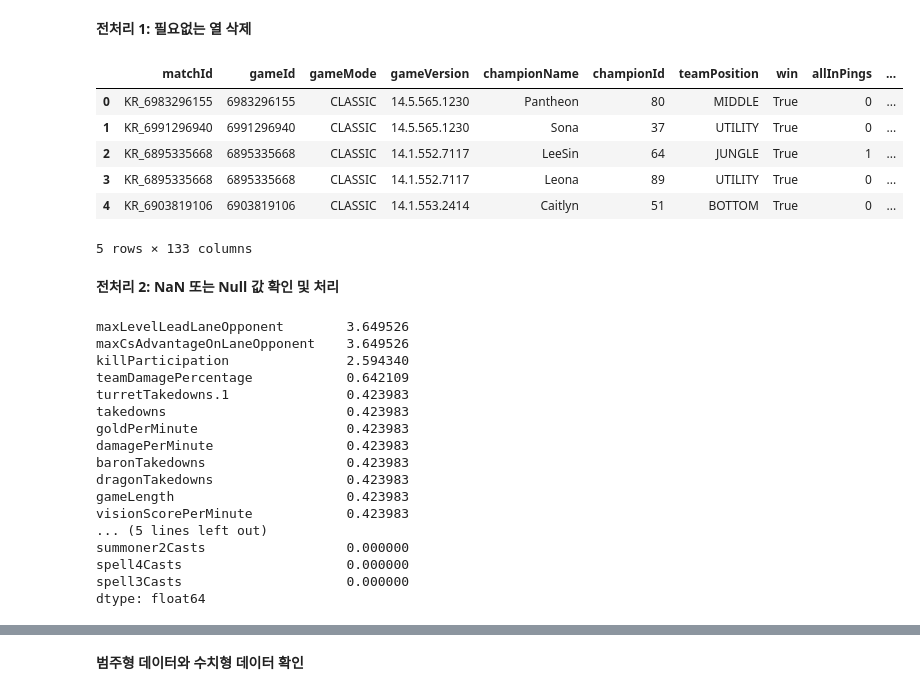
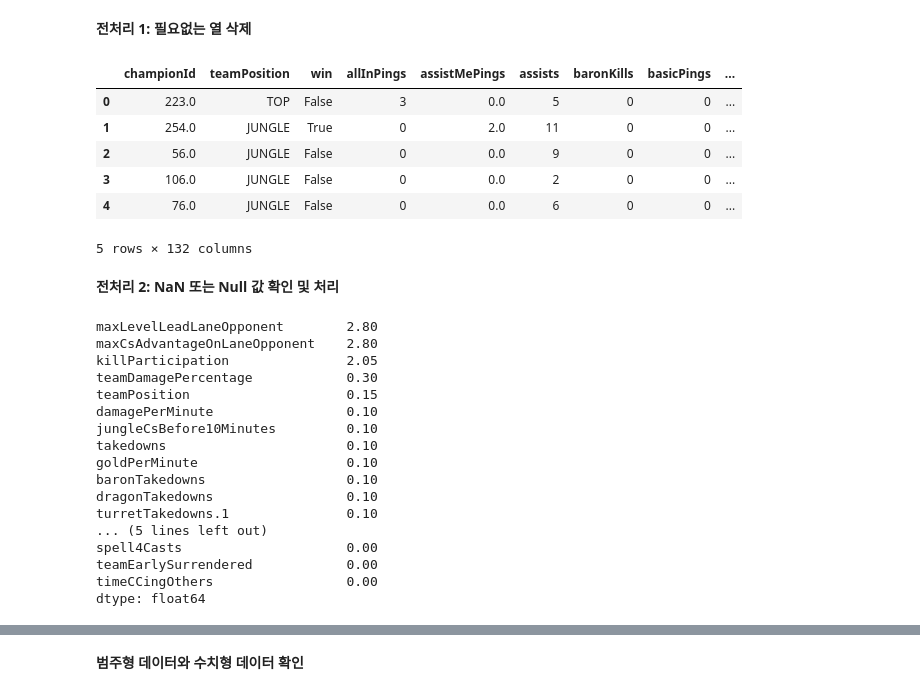
Before and after one commit to YoungHyeon1/Lab-scale, a Jupyter notebook: TabTF/TabTransformer.ipynb, the cells around one changed output, grey strips where cells are left out. Cells and saved outputs as stored; diff of their text form; code cells hidden in the pictures.

```diff
--- a/TabTF/TabTransformer.ipynb
+++ b/TabTF/TabTransformer.ipynb
@@ -3,7 +3,7 @@
 # %%
 import pandas as pd
 
-data = pd.read_csv('Gold_I.csv')
+data = pd.read_csv('Bronze_sample.csv')
 print(data.head())
 print(data.info())
 # %% [output]
@@ -46,40 +46,40 @@ data.describe(include='all')
 # %%
 # kda 열은 kills, assists, deaths 열이 존재하기에 삭제하였다.
 if 'Unnamed: 0' in data.columns:
-    data.drop(['Unnamed: 0', 'kda'], axis=1, inplace=True)
-else:
-    data.drop(['kda'], axis=1, inplace=True)
+    data.drop(['Unnamed: 0'], axis=1, inplace=True)
+
+data.drop(['kda', 'matchId', 'gameId', 'gameMode', 'gameVersion', 'championName'], axis=1, inplace=True)
 data.head()
 # %% [output]
-|  | matchId | gameId | gameMode | gameVersion | championName | championId | teamPosition | win | allInPings | ... |
-| 0 | KR_6983296155 | 6983296155 | CLASSIC | 14.5.565.1230 | Pantheon | 80 | MIDDLE | True | 0 | ... |
-| 1 | KR_6991296940 | 6991296940 | CLASSIC | 14.5.565.1230 | Sona | 37 | UTILITY | True | 0 | ... |
-| 2 | KR_6895335668 | 6895335668 | CLASSIC | 14.1.552.7117 | LeeSin | 64 | JUNGLE | True | 1 | ... |
-| 3 | KR_6895335668 | 6895335668 | CLASSIC | 14.1.552.7117 | Leona | 89 | UTILITY | True | 0 | ... |
-| 4 | KR_6903819106 | 6903819106 | CLASSIC | 14.1.553.2414 | Caitlyn | 51 | BOTTOM | True | 0 | ... |
+|  | championId | teamPosition | win | allInPings | assistMePings | assists | baronKills | basicPings | ... |
+| 0 | 223.0 | TOP | False | 3 | 0.0 | 5 | 0 | 0 | ... |
+| 1 | 254.0 | JUNGLE | True | 0 | 2.0 | 11 | 0 | 0 | ... |
+| 2 | 56.0 | JUNGLE | False | 0 | 0.0 | 9 | 0 | 0 | ... |
+| 3 | 106.0 | JUNGLE | False | 0 | 0.0 | 2 | 0 | 0 | ... |
+| 4 | 76.0 | JUNGLE | False | 0 | 0.0 | 6 | 0 | 0 | ... |
-5 rows × 133 columns
+5 rows × 132 columns
 # %% [markdown]
 **전처리 2: NaN 또는 Null 값 확인 및 처리**
 # %%
 # NaN 및 Null 포함도 확인
 print((data.isnull().sum()/len(data)*100).sort_values(ascending=False)[:20])
 # %% [output]
-maxLevelLeadLaneOpponent        3.649526
-maxCsAdvantageOnLaneOpponent    3.649526
-killParticipation               2.594340
-teamDamagePercentage            0.642109
-turretTakedowns.1               0.423983
-takedowns                       0.423983
-goldPerMinute                   0.423983
-damagePerMinute                 0.423983
-baronTakedowns                  0.423983
-dragonTakedowns                 0.423983
-gameLength                      0.423983
-visionScorePerMinute            0.423983
+maxLevelLeadLaneOpponent        2.80
+maxCsAdvantageOnLaneOpponent    2.80
+killParticipation               2.05
+teamDamagePercentage            0.30
+teamPosition                    0.15
+damagePerMinute                 0.10
+jungleCsBefore10Minutes         0.10
+takedowns                       0.10
+goldPerMinute                   0.10
+baronTakedowns                  0.10
+dragonTakedowns                 0.10
+turretTakedowns.1               0.10
 ... (5 lines left out)
-summoner2Casts                  0.000000
-spell4Casts                     0.000000
-spell3Casts                     0.000000
+spell4Casts                     0.00
+teamEarlySurrendered            0.00
+timeCCingOthers                 0.00
 dtype: float64
 # %%
 # 비슷한 범주형 데이터가 있으므로 삭제한다.
```
Also changed, not shown: parts of 22 cells of this notebook, 2 other files.
